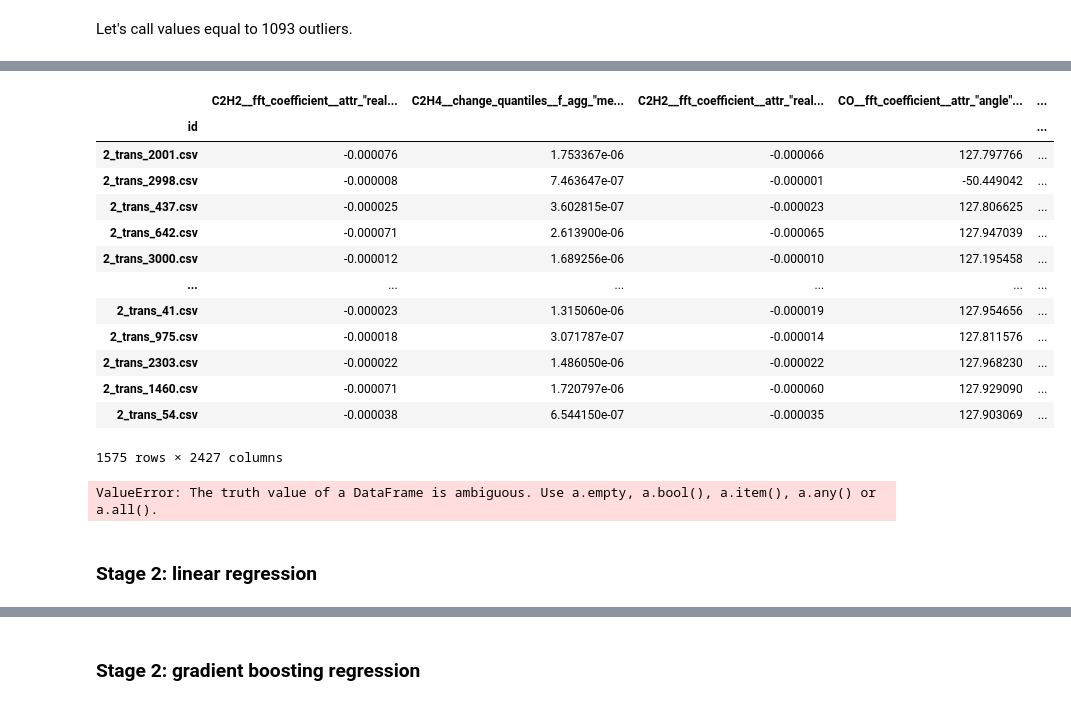
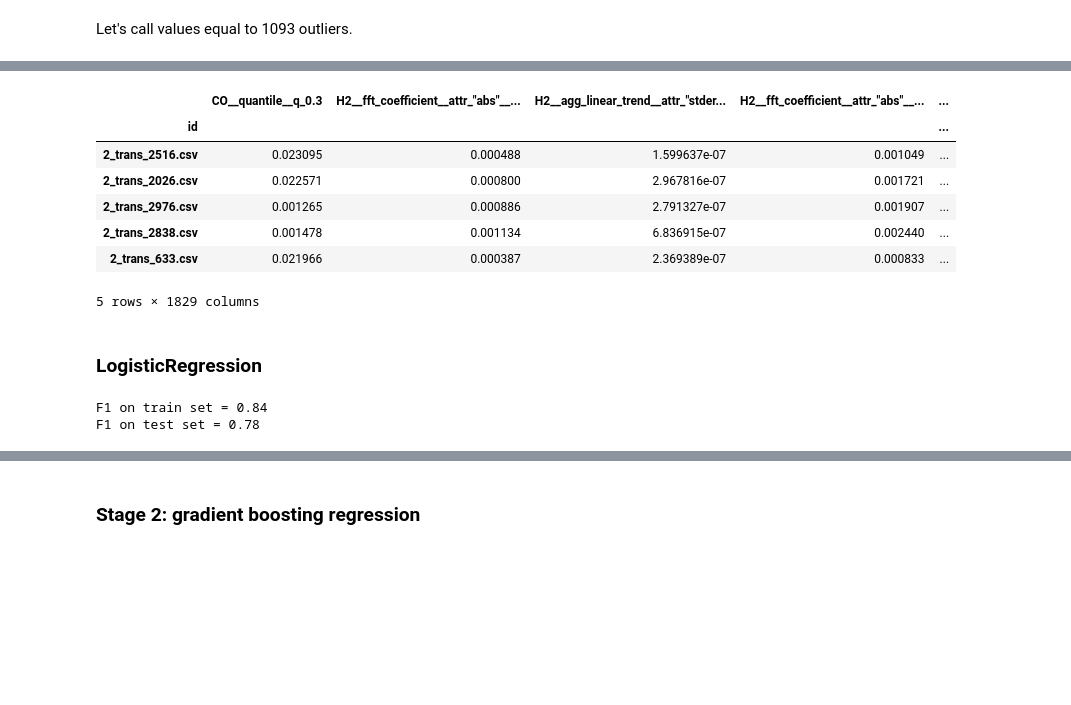
Before and after one commit to NikitaShlapak/transformators, a Jupyter notebook: notebooks/equipment-rul-determining-using-ml-and-python.ipynb, the cells around one changed output, grey strips where cells are left out. Cells and saved outputs as stored; diff of their text form; code cells hidden in the pictures; blank space fills up the shorter version.

```diff
--- a/notebooks/equipment-rul-determining-using-ml-and-python.ipynb
+++ b/notebooks/equipment-rul-determining-using-ml-and-python.ipynb
@@ -194,4 +105,4 @@ X = extract_features(X,
                      column_id="id",
                      default_fc_parameters=settings).loc[y.index]
 
-X_train, X_val, y_train, y_val = train_test_split(X, y, test_size=0.25, random_state=1)
+X_train, X_val, y_train, y_val = train_test_split(X, y, test_size=0.15, random_state=1)
@@ -215,36 +109,28 @@ X_train
 # %%
-X_train_filtered = select_features(X_train.dropna(axis=1), pd.Series(y_train['predicted']))
+X_train_filtered = select_features(X_train.dropna(axis=1), pd.Series(y_train['predicted']), ml_task='classification',  fdr_level=1e-10)
 relevant_features = set(X_train_filtered.columns)
 
 X_train_filtered = X_train[list(relevant_features)]
 X_val_filtered = X_val[list(relevant_features)]
 
-X_train_filtered
+X_train_filtered.head()
 # %% [output]
-|  | C2H2__fft_coefficient__attr_"real... | C2H4__change_quantiles__f_agg_"me... | C2H2__fft_coefficient__attr_"real... | CO__fft_coefficient__attr_"angle"... | ... |
+|  | CO__quantile__q_0.3 | H2__fft_coefficient__attr_"abs"__... | H2__agg_linear_trend__attr_"stder... | H2__fft_coefficient__attr_"abs"__... | ... |
 | id |  |  |  |  | ... |
-| 2_trans_2001.csv | -0.000076 | 1.753367e-06 | -0.000066 | 127.797766 | ... |
-| 2_trans_2998.csv | -0.000008 | 7.463647e-07 | -0.000001 | -50.449042 | ... |
-| 2_trans_437.csv | -0.000025 | 3.602815e-07 | -0.000023 | 127.806625 | ... |
-| 2_trans_642.csv | -0.000071 | 2.613900e-06 | -0.000065 | 127.947039 | ... |
-| 2_trans_3000.csv | -0.000012 | 1.689256e-06 | -0.000010 | 127.195458 | ... |
-| ... | ... | ... | ... | ... | ... |
-| 2_trans_41.csv | -0.000023 | 1.315060e-06 | -0.000019 | 127.954656 | ... |
-| 2_trans_975.csv | -0.000018 | 3.071787e-07 | -0.000014 | 127.811576 | ... |
-| 2_trans_2303.csv | -0.000022 | 1.486050e-06 | -0.000022 | 127.968230 | ... |
-| 2_trans_1460.csv | -0.000071 | 1.720797e-06 | -0.000060 | 127.929090 | ... |
-| 2_trans_54.csv | -0.000038 | 6.544150e-07 | -0.000035 | 127.903069 | ... |
+| 2_trans_2516.csv | 0.023095 | 0.000488 | 1.599637e-07 | 0.001049 | ... |
+| 2_trans_2026.csv | 0.022571 | 0.000800 | 2.967816e-07 | 0.001721 | ... |
+| 2_trans_2976.csv | 0.001265 | 0.000886 | 2.791327e-07 | 0.001907 | ... |
+| 2_trans_2838.csv | 0.001478 | 0.001134 | 6.836915e-07 | 0.002440 | ... |
+| 2_trans_633.csv | 0.021966 | 0.000387 | 2.369389e-07 | 0.000833 | ... |
-1575 rows × 2427 columns
+5 rows × 1829 columns
 # %%
 StSc = StandardScaler()
 X_train_sc = StSc.fit_transform(X_train_filtered)
 X_val_sc = StSc.transform(X_val_filtered)
-# %%
- pd.Series(y_train)
-# %% [output]
-ValueError: The truth value of a DataFrame is ambiguous. Use a.empty, a.bool(), a.item(), a.any() or a.all().
+# %% [markdown]
+### LogisticRegression
 # %%
-LogReg = LogisticRegression(solver='saga', multi_class='ovr', max_iter=200, verbose=0, n_jobs=-1)
+LogReg = LogisticRegression(solver='saga', verbose=0, n_jobs=-1, random_state=1, C=5)
 LogReg.fit(pd.DataFrame(X_train_sc).dropna(axis=1).values, y_train)
 
 y_train_pred_outliers = pd.DataFrame(LogReg.predict(X_train_sc),
@@ -258,5 +144,6 @@ f1_train = round(f1_score(y_train, y_train_pred_outliers), 2)
 f1_val = round(f1_score(y_val, y_val_pred_outliers), 2)
 print(f'F1 on train set = {f1_train}')
 print(f'F1 on test set = {f1_val}')
+# %% [output]
+F1 on train set = 0.84
+F1 on test set = 0.78
-# %% [markdown]
-### Stage 2: linear regression
```
Also changed, not shown: parts of 30 cells of this notebook, 5 other files.
